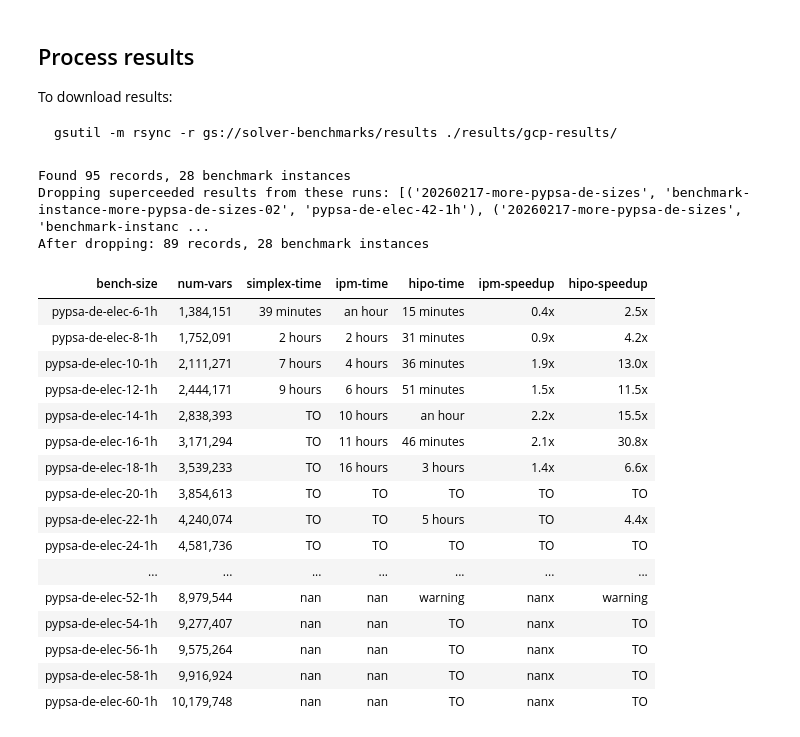
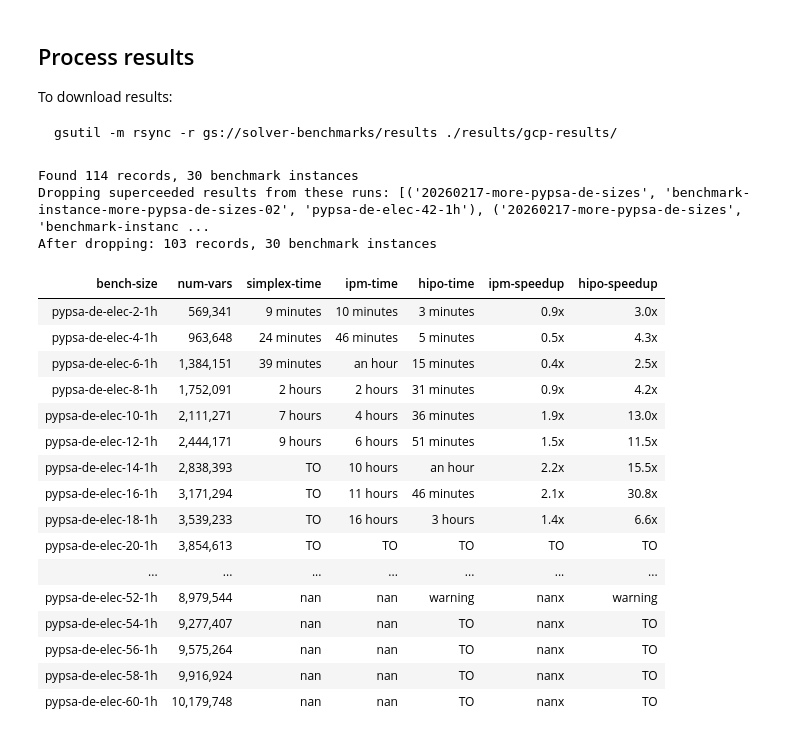
Before and after one commit to open-energy-transition/solver-benchmark, a Jupyter notebook: notebooks/run-hipo-pypsa-sizes.ipynb, the cells around one changed output. Drawn from its saved outputs; the diff is of its cells as text; code cells hidden in the pictures.

Commit message:
Add missing results and revert temporary change

```diff
--- a/notebooks/run-hipo-pypsa-sizes.ipynb
+++ b/notebooks/run-hipo-pypsa-sizes.ipynb
@@ -327,20 +333,24 @@ gsutil -m rsync -r gs://solver-benchmarks/results ./results/gcp-results/
 # %%
 results, variability = load_results(
     [
         "../results/gcp-results/20260211-all-pypsa-de-sizes/",
         "../results/gcp-results/20260216-more-pypsa-de-sizes/",
         "../results/gcp-results/20260217-more-pypsa-de-sizes/",
+        "../results/gcp-results/20260226-all-pypsa-de-small-sizes/",
+        "../results/gcp-results/20260303-all-pypsa-de-small-sizes/",
         "../results/gcp-results/20260309-rerun-pypsa-de-elec/",
         "../results/gcp-results/20260311-52-60-pypsa-de-elec/",
     ]
 )
 benchmarks_df = load_benchmark_metadata()
 display_speedups(results, benchmarks_df)
 # %% [output]
-Found 95 records, 28 benchmark instances
+Found 114 records, 30 benchmark instances
 Dropping superceeded results from these runs: [('20260217-more-pypsa-de-sizes', 'benchmark-instance-more-pypsa-de-sizes-02', 'pypsa-de-elec-42-1h'), ('20260217-more-pypsa-de-sizes', 'benchmark-instanc ...
-After dropping: 89 records, 28 benchmark instances
+After dropping: 103 records, 30 benchmark instances
 | bench-size | num-vars | simplex-time | ipm-time | hipo-time | ipm-speedup | hipo-speedup |
+| pypsa-de-elec-2-1h | 569,341 | 9 minutes | 10 minutes | 3 minutes | 0.9x | 3.0x |
+| pypsa-de-elec-4-1h | 963,648 | 24 minutes | 46 minutes | 5 minutes | 0.5x | 4.3x |
 | pypsa-de-elec-6-1h | 1,384,151 | 39 minutes | an hour | 15 minutes | 0.4x | 2.5x |
 | pypsa-de-elec-8-1h | 1,752,091 | 2 hours | 2 hours | 31 minutes | 0.9x | 4.2x |
 | pypsa-de-elec-10-1h | 2,111,271 | 7 hours | 4 hours | 36 minutes | 1.9x | 13.0x |
@@ -349,8 +359,6 @@ After dropping: 89 records, 28 benchmark instances
 | pypsa-de-elec-16-1h | 3,171,294 | TO | 11 hours | 46 minutes | 2.1x | 30.8x |
 | pypsa-de-elec-18-1h | 3,539,233 | TO | 16 hours | 3 hours | 1.4x | 6.6x |
 | pypsa-de-elec-20-1h | 3,854,613 | TO | TO | TO | TO | TO |
-| pypsa-de-elec-22-1h | 4,240,074 | TO | TO | 5 hours | TO | 4.4x |
-| pypsa-de-elec-24-1h | 4,581,736 | TO | TO | TO | TO | TO |
 | ... | ... | ... | ... | ... | ... | ... |
 | pypsa-de-elec-52-1h | 8,979,544 | nan | nan | warning | nanx | warning |
 | pypsa-de-elec-54-1h | 9,277,407 | nan | nan | TO | nanx | TO |
```
Also changed, not shown: parts of 2 cells of this notebook, 2 other files.
